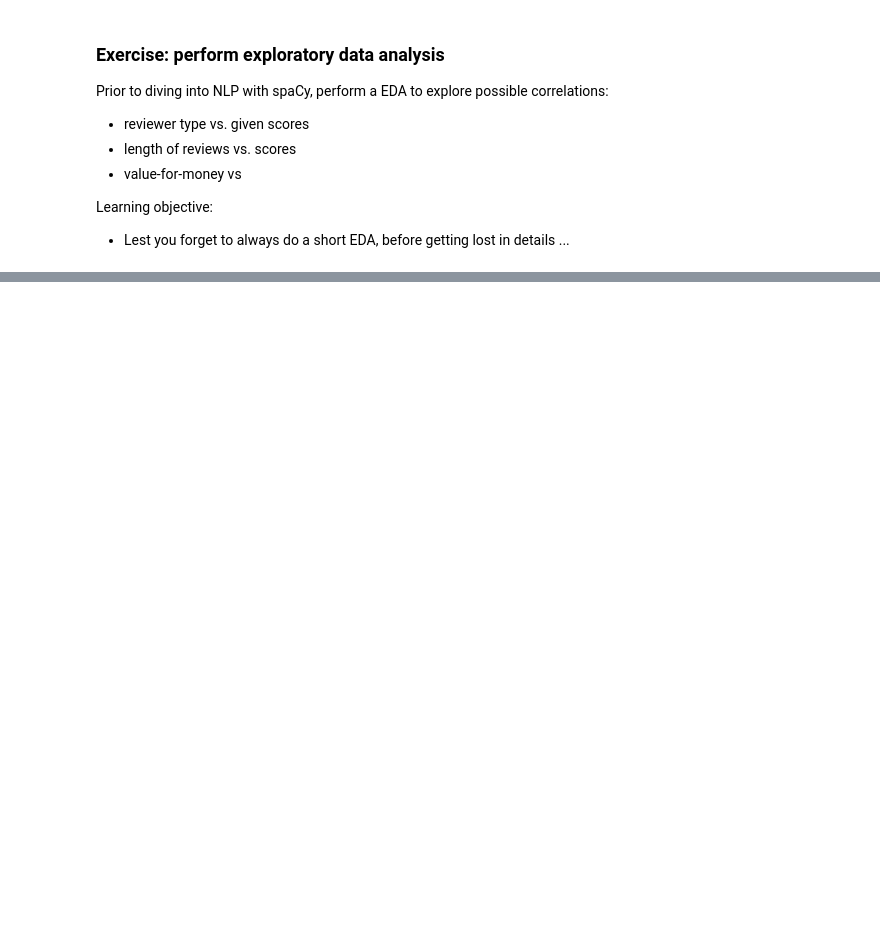
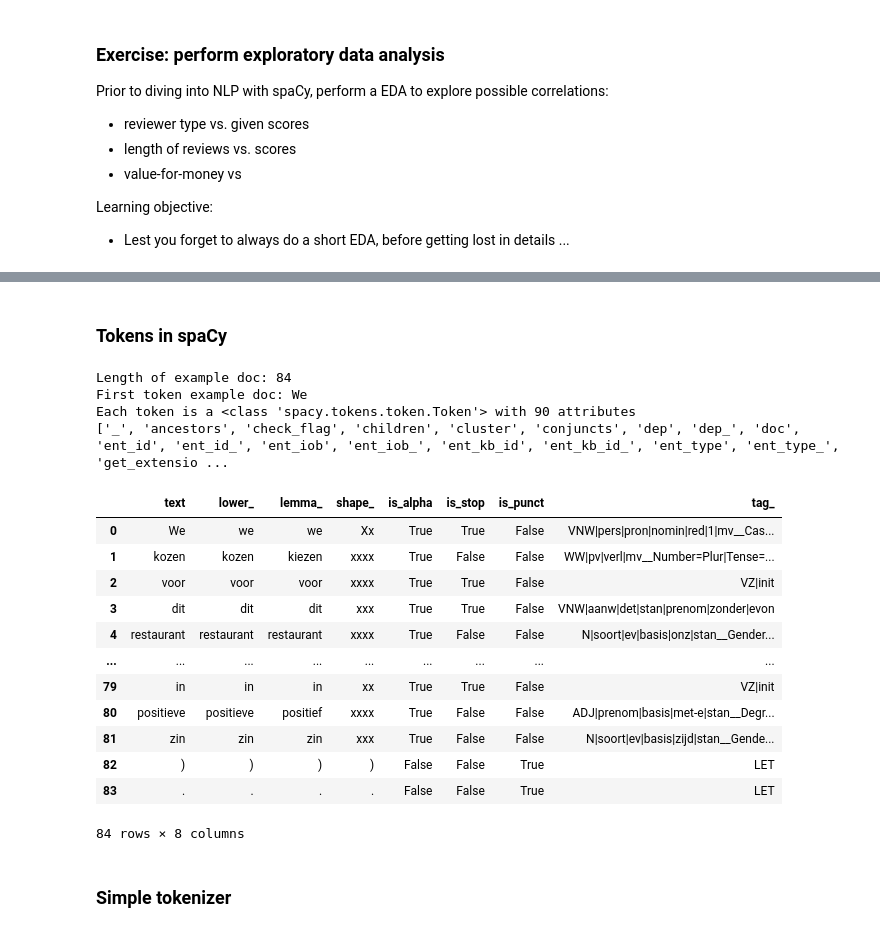
Before and after one commit to jads-nl/public-lectures, a Jupyter notebook: nlp/examples-nlp-with-python-spacy.ipynb, the cells around one changed output, grey strips where cells are left out. Saved outputs shown, nothing was run; the diff lists cells and outputs as text; code cells hidden in the pictures; blank space fills up the shorter version.

```diff
--- a/nlp/examples-nlp-with-python-spacy.ipynb
+++ b/nlp/examples-nlp-with-python-spacy.ipynb
@@ -294,0 +284,6 @@ nlp = spacy.load("nl_core_news_lg")
+# %%
+# create spaCy doc from one of the reviews
+example_doc = nlp(reviews.reviewText[100])
+
+# Doc object has 51 attributes and methods
+print(f"Methods and attributes of spaCy Doc object: {[attr for attr in dir(example_doc) if not '__' in attr]}")
@@ -294,0 +306,61 @@ nlp = spacy.load("nl_core_news_lg")
+# %% [markdown]
+### Tokens in spaCy
+# %%
+# example_doc holds all tokens
+print(f"Length of example doc: {len(example_doc)}")
+
+# which you can access as a list
+print(f"First token example doc: {example_doc[0]}")
+
+# each token is a spaCy Token object with 90 methods and attributes
+token_attrs = [attr for attr in dir(example_doc[0]) if not '__' in attr]
+print(f"Each token is a {type(example_doc[0])} with 90 attributes")
+print(token_attrs)
+# %% [output]
+Length of example doc: 84
+First token example doc: We
+Each token is a <class 'spacy.tokens.token.Token'> with 90 attributes
+['_', 'ancestors', 'check_flag', 'children', 'cluster', 'conjuncts', 'dep', 'dep_', 'doc', 'ent_id', 'ent_id_', 'ent_iob', 'ent_iob_', 'ent_kb_id', 'ent_kb_id_', 'ent_type', 'ent_type_', 'get_extensio ...
+# %%
+# let's view token attributes we want to use
+pd.DataFrame(
+    [
+        (
+            token.text,
+            token.lower_,
+            token.lemma_,
+            token.shape_,
+            token.is_alpha,
+            token.is_stop,
+            token.is_punct,
+            token.tag_,
+        )
+        for token in example_doc
+    ],
+    columns=[
+        "text",
+        "lower_",
+        "lemma_",
+        "shape_",
+        "is_alpha",
+        "is_stop",
+        "is_punct",
+        "tag_",
+    ],
+)
+# %% [output]
+|  | text | lower_ | lemma_ | shape_ | is_alpha | is_stop | is_punct | tag_ |
+| 0 | We | we | we | Xx | True | True | False | VNW|pers|pron|nomin|red|1|mv__Cas... |
+| 1 | kozen | kozen | kiezen | xxxx | True | False | False | WW|pv|verl|mv__Number=Plur|Tense=... |
+| 2 | voor | voor | voor | xxxx | True | True | False | VZ|init |
+| 3 | dit | dit | dit | xxx | True | True | False | VNW|aanw|det|stan|prenom|zonder|evon |
+| 4 | restaurant | restaurant | restaurant | xxxx | True | False | False | N|soort|ev|basis|onz|stan__Gender... |
+| ... | ... | ... | ... | ... | ... | ... | ... | ... |
+| 79 | in | in | in | xx | True | True | False | VZ|init |
+| 80 | positieve | positieve | positief | xxxx | True | False | False | ADJ|prenom|basis|met-e|stan__Degr... |
+| 81 | zin | zin | zin | xxx | True | False | False | N|soort|ev|basis|zijd|stan__Gende... |
+| 82 | ) | ) | ) | ) | False | False | True | LET |
+| 83 | . | . | . | . | False | False | True | LET |
+84 rows × 8 columns
+# %% [markdown]
+### Simple tokenizer
```
Also changed, not shown: parts of 29 cells of this notebook, 1 other file.
